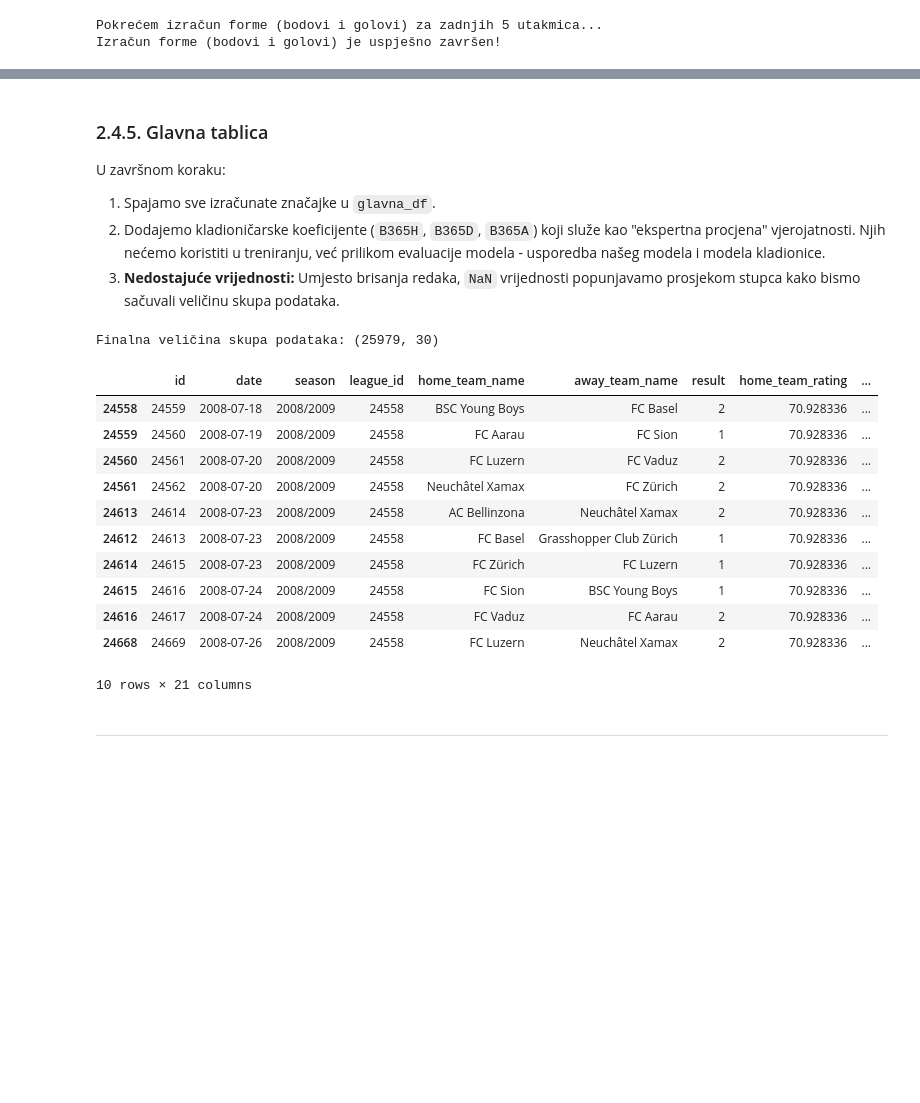
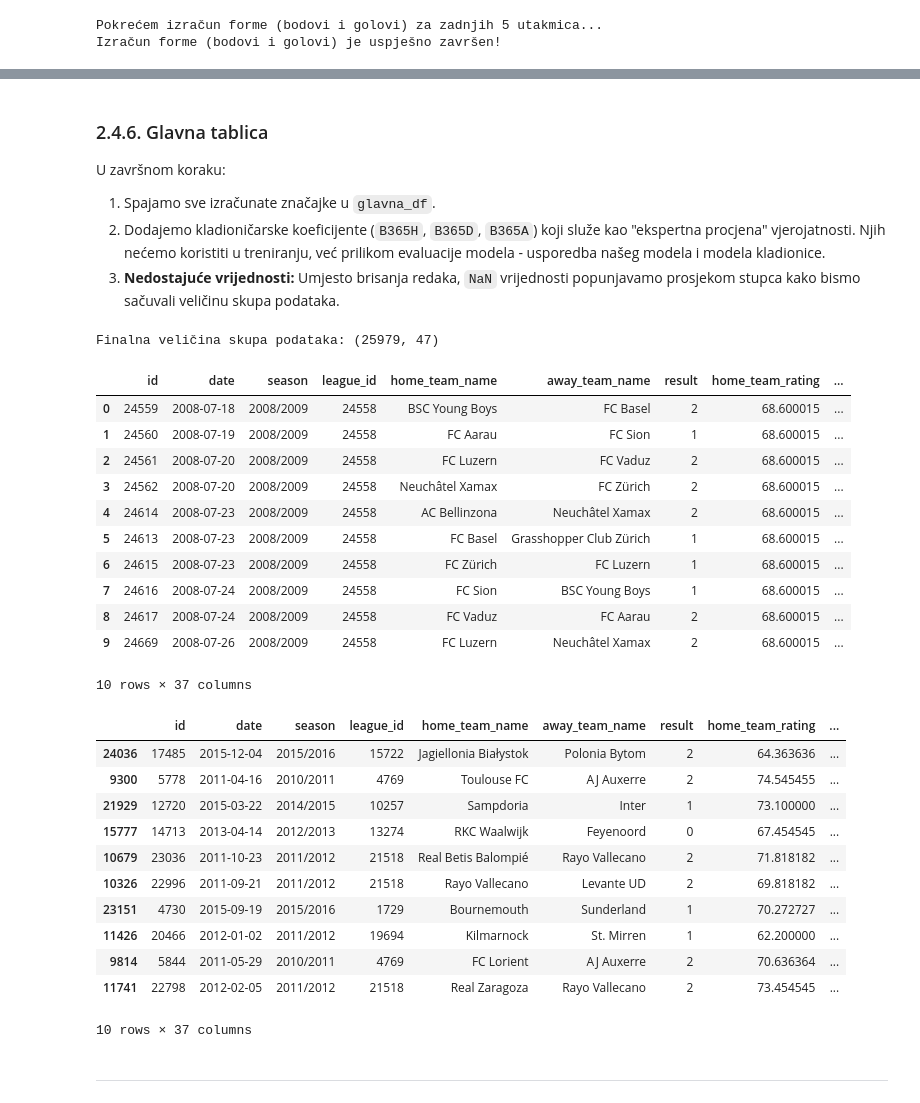
Before and after one commit to as547777/Neural-Networks-Football-Match-Prediction, a Jupyter notebook: Predviđanje ishoda nogometnih utakmica.ipynb, the cells around one changed output, grey strips where cells are left out. Drawn from its saved outputs; the diff is of its cells as text; code cells hidden in the pictures; blank space fills up the shorter version.

```diff
--- a/Predviđanje ishoda nogometnih utakmica.ipynb
+++ b/Predviđanje ishoda nogometnih utakmica.ipynb
@@ -229,8 +224,11 @@ def get_match_ratings(redak):
     home_ratings = [get_rating_for_player(p, redak['date']) for p in home_players]
     away_ratings = [get_rating_for_player(p, redak['date']) for p in away_players]
 
-    avg_home = np.nanmean(home_ratings)
-    avg_away = np.nanmean(away_ratings)
+    home_ratings_clean = [r for r in home_ratings if not np.isnan(r)]
+    away_ratings_clean = [r for r in away_ratings if not np.isnan(r)]
+
+    avg_home = np.mean(home_ratings_clean) if home_ratings_clean else df_player_att['overall_rating'].mean()
+    avg_away = np.mean(away_ratings_clean) if away_ratings_clean else df_player_att['overall_rating'].mean()
 
     return pd.Series([avg_home, avg_away])
 
@@ -290,7 +288,7 @@ Za svaku utakmicu gledamo **posljednjih 5 susreta** tog tima i računamo:
 # %%
 team_history = {}
 
-df_match_sorted = df_match.sort_values('date').copy()
+df_match_sorted = df_match.sort_values('date').reset_index(drop=True)
 
 home_form_points = []
 away_form_points = []
@@ -379,5 +600,5 @@ Izračun forme (bodovi i golovi) je uspješno završen!
 # %% [markdown]
-### 2.4.5. Glavna tablica
+### 2.4.6. Glavna tablica
 
 U završnom koraku:
 1.  Spajamo sve izračunate značajke u `glavna_df`.
@@ -390,7 +611,23 @@ team_att_stupci = ['home_buildUpSpeed', 'home_defencePressure', 'home_passing',
 form_stupci = [
     'home_team_form_points', 'away_team_form_points',
     'home_avg_goals_scored', 'away_avg_goals_scored',
-    'home_avg_goals_conceded', 'away_avg_goals_conceded'
+    'home_avg_goals_conceded', 'away_avg_goals_conceded',
+    'weighted_form_home', 'weighted_form_away'
+]
+
+napredni_stupci = [
+    'league_quality_index',
+    'home_rating_x_form', 'away_rating_x_form',
+    'form_diff', 'total_team_quality',
+    'home_goal_momentum', 'away_goal_momentum'
+]
+
+elo_stupci = [
+    'home_elo_before', 'away_elo_before', 'elo_diff'
+]
+
+h2h_stupci = [
+    'h2h_wins', 'h2h_draws', 'h2h_losses', 'h2h_total', 'h2h_win_rate'
 ]
 
 final_columns = [
@@ -398,47 +635,67 @@ final_columns = [
     'home_team_api_id', 'away_team_api_id',
     'home_team_rating', 'away_team_rating', 'rating_diff',
     'result'
-] + team_att_stupci + form_stupci + betting_stupci
+] + team_att_stupci + form_stupci + betting_stupci + napredni_stupci + elo_stupci + h2h_stupci
 
-glavna_df = df_match[final_columns].copy()
+glavna_df = df_match_final[final_columns].copy()
 
 team_dict = dict(zip(df_team['team_api_id'], df_team['team_long_name']))
 glavna_df['home_team_name'] = glavna_df['home_team_api_id'].map(team_dict)
 glavna_df['away_team_name'] = glavna_df['away_team_api_id'].map(team_dict)
 
 numerical_cols = ['home_team_rating', 'away_team_rating', 'rating_diff'] + team_att_stupci + form_stupci + betting_stupci
 
 for col in numerical_cols:
     glavna_df[col] = glavna_df[col].fillna(glavna_df[col].mean())
 
 new_order = [
     'id', 'date', 'season', 'league_id',
     'home_team_name', 'away_team_name',
     'result',
     'home_team_rating', 'away_team_rating', 'rating_diff',
+    'home_elo_before', 'away_elo_before', 'elo_diff',
     'home_team_form_points', 'away_team_form_points',
+    'weighted_form_home', 'weighted_form_away',
+    'h2h_wins', 'h2h_draws', 'h2h_losses', 'h2h_win_rate',
+    'league_quality_index',
+    'home_rating_x_form', 'away_rating_x_form',
+    'form_diff', 'total_team_quality',
+    'home_goal_momentum', 'away_goal_momentum',
     'home_avg_goals_scored', 'away_avg_goals_scored',
     'home_avg_goals_conceded', 'away_avg_goals_conceded',
     'home_buildUpSpeed', 'away_buildUpSpeed',
     'B365H', 'B365D', 'B365A'
 ]
 
 print(f"Finalna veličina skupa podataka: {glavna_df.shape}")
 display(glavna_df[new_order].head(10))
+display(glavna_df[new_order].sample(10))
 # %% [output]
-Finalna veličina skupa podataka: (25979, 30)
+Finalna veličina skupa podataka: (25979, 47)
 |  | id | date | season | league_id | home_team_name | away_team_name | result | home_team_rating | ... |
-| 24558 | 24559 | 2008-07-18 | 2008/2009 | 24558 | BSC Young Boys | FC Basel | 2 | 70.928336 | ... |
-| 24559 | 24560 | 2008-07-19 | 2008/2009 | 24558 | FC Aarau | FC Sion | 1 | 70.928336 | ... |
-| 24560 | 24561 | 2008-07-20 | 2008/2009 | 24558 | FC Luzern | FC Vaduz | 2 | 70.928336 | ... |
-| 24561 | 24562 | 2008-07-20 | 2008/2009 | 24558 | Neuchâtel Xamax | FC Zürich | 2 | 70.928336 | ... |
-| 24613 | 24614 | 2008-07-23 | 2008/2009 | 24558 | AC Bellinzona | Neuchâtel Xamax | 2 | 70.928336 | ... |
-| 24612 | 24613 | 2008-07-23 | 2008/2009 | 24558 | FC Basel | Grasshopper Club Zürich | 1 | 70.928336 | ... |
-| 24614 | 24615 | 2008-07-23 | 2008/2009 | 24558 | FC Zürich | FC Luzern | 1 | 70.928336 | ... |
-| 24615 | 24616 | 2008-07-24 | 2008/2009 | 24558 | FC Sion | BSC Young Boys | 1 | 70.928336 | ... |
-| 24616 | 24617 | 2008-07-24 | 2008/2009 | 24558 | FC Vaduz | FC Aarau | 2 | 70.928336 | ... |
-| 24668 | 24669 | 2008-07-26 | 2008/2009 | 24558 | FC Luzern | Neuchâtel Xamax | 2 | 70.928336 | ... |
+| 0 | 24559 | 2008-07-18 | 2008/2009 | 24558 | BSC Young Boys | FC Basel | 2 | 68.600015 | ... |
+| 1 | 24560 | 2008-07-19 | 2008/2009 | 24558 | FC Aarau | FC Sion | 1 | 68.600015 | ... |
+| 2 | 24561 | 2008-07-20 | 2008/2009 | 24558 | FC Luzern | FC Vaduz | 2 | 68.600015 | ... |
+| 3 | 24562 | 2008-07-20 | 2008/2009 | 24558 | Neuchâtel Xamax | FC Zürich | 2 | 68.600015 | ... |
+| 4 | 24614 | 2008-07-23 | 2008/2009 | 24558 | AC Bellinzona | Neuchâtel Xamax | 2 | 68.600015 | ... |
+| 5 | 24613 | 2008-07-23 | 2008/2009 | 24558 | FC Basel | Grasshopper Club Zürich | 1 | 68.600015 | ... |
+| 6 | 24615 | 2008-07-23 | 2008/2009 | 24558 | FC Zürich | FC Luzern | 1 | 68.600015 | ... |
+| 7 | 24616 | 2008-07-24 | 2008/2009 | 24558 | FC Sion | BSC Young Boys | 1 | 68.600015 | ... |
+| 8 | 24617 | 2008-07-24 | 2008/2009 | 24558 | FC Vaduz | FC Aarau | 2 | 68.600015 | ... |
+| 9 | 24669 | 2008-07-26 | 2008/2009 | 24558 | FC Luzern | Neuchâtel Xamax | 2 | 68.600015 | ... |
-10 rows × 21 columns
+10 rows × 37 columns
+|  | id | date | season | league_id | home_team_name | away_team_name | result | home_team_rating | ... |
+| 24036 | 17485 | 2015-12-04 | 2015/2016 | 15722 | Jagiellonia Białystok | Polonia Bytom | 2 | 64.363636 | ... |
+| 9300 | 5778 | 2011-04-16 | 2010/2011 | 4769 | Toulouse FC | AJ Auxerre | 2 | 74.545455 | ... |
+| 21929 | 12720 | 2015-03-22 | 2014/2015 | 10257 | Sampdoria | Inter | 1 | 73.100000 | ... |
+| 15777 | 14713 | 2013-04-14 | 2012/2013 | 13274 | RKC Waalwijk | Feyenoord | 0 | 67.454545 | ... |
+| 10679 | 23036 | 2011-10-23 | 2011/2012 | 21518 | Real Betis Balompié | Rayo Vallecano | 2 | 71.818182 | ... |
+| 10326 | 22996 | 2011-09-21 | 2011/2012 | 21518 | Rayo Vallecano | Levante UD | 2 | 69.818182 | ... |
+| 23151 | 4730 | 2015-09-19 | 2015/2016 | 1729 | Bournemouth | Sunderland | 1 | 70.272727 | ... |
+| 11426 | 20466 | 2012-01-02 | 2011/2012 | 19694 | Kilmarnock | St. Mirren | 1 | 62.200000 | ... |
+| 9814 | 5844 | 2011-05-29 | 2010/2011 | 4769 | FC Lorient | AJ Auxerre | 2 | 70.636364 | ... |
+| 11741 | 22798 | 2012-02-05 | 2011/2012 | 21518 | Real Zaragoza | Rayo Vallecano | 2 | 73.454545 | ... |
+10 rows × 37 columns
 # %% [markdown]
 --------------------------------------
 # %% [markdown]
```
Also changed, not shown: parts of 16 cells of this notebook, 1 other file.
